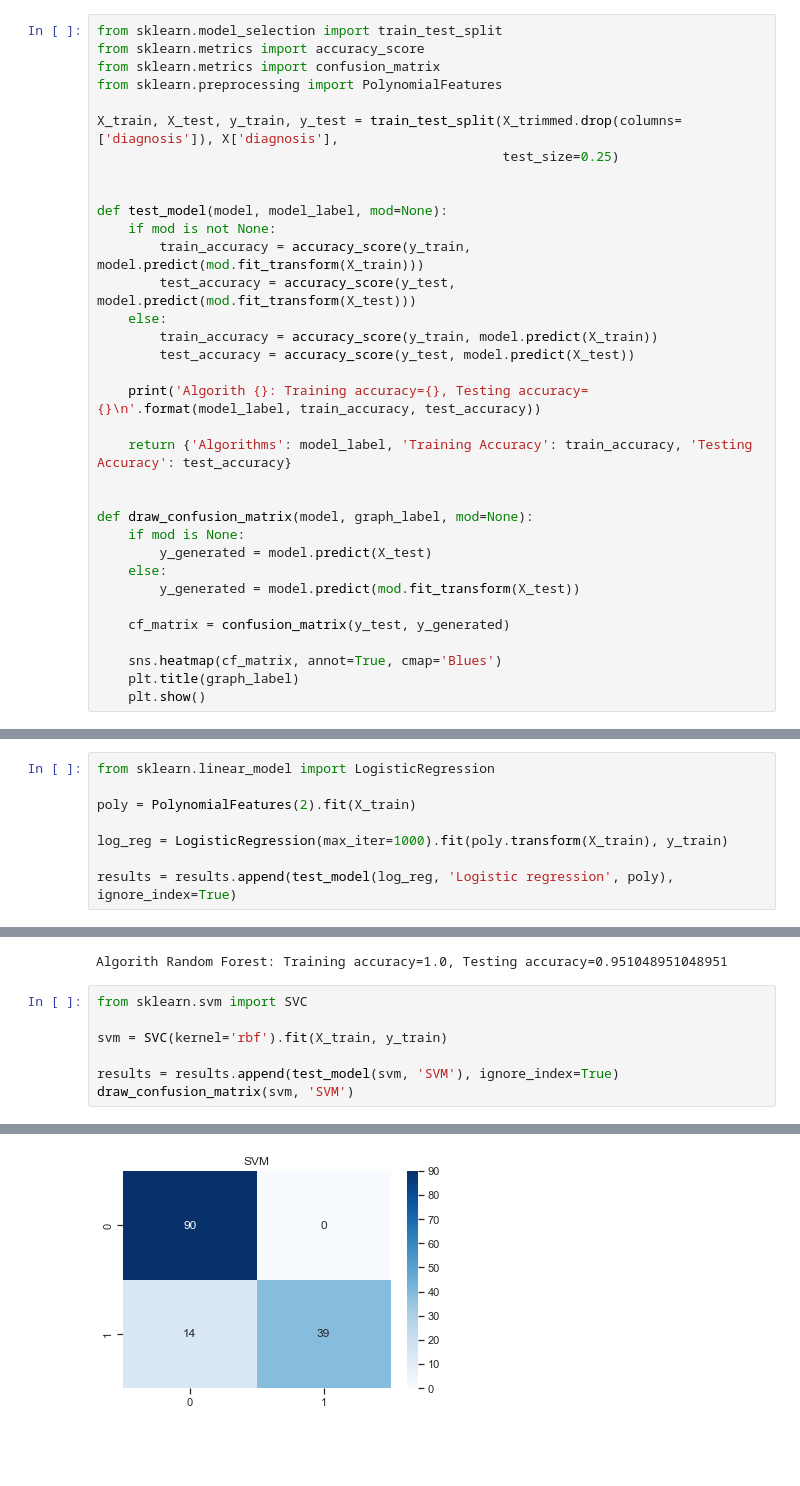
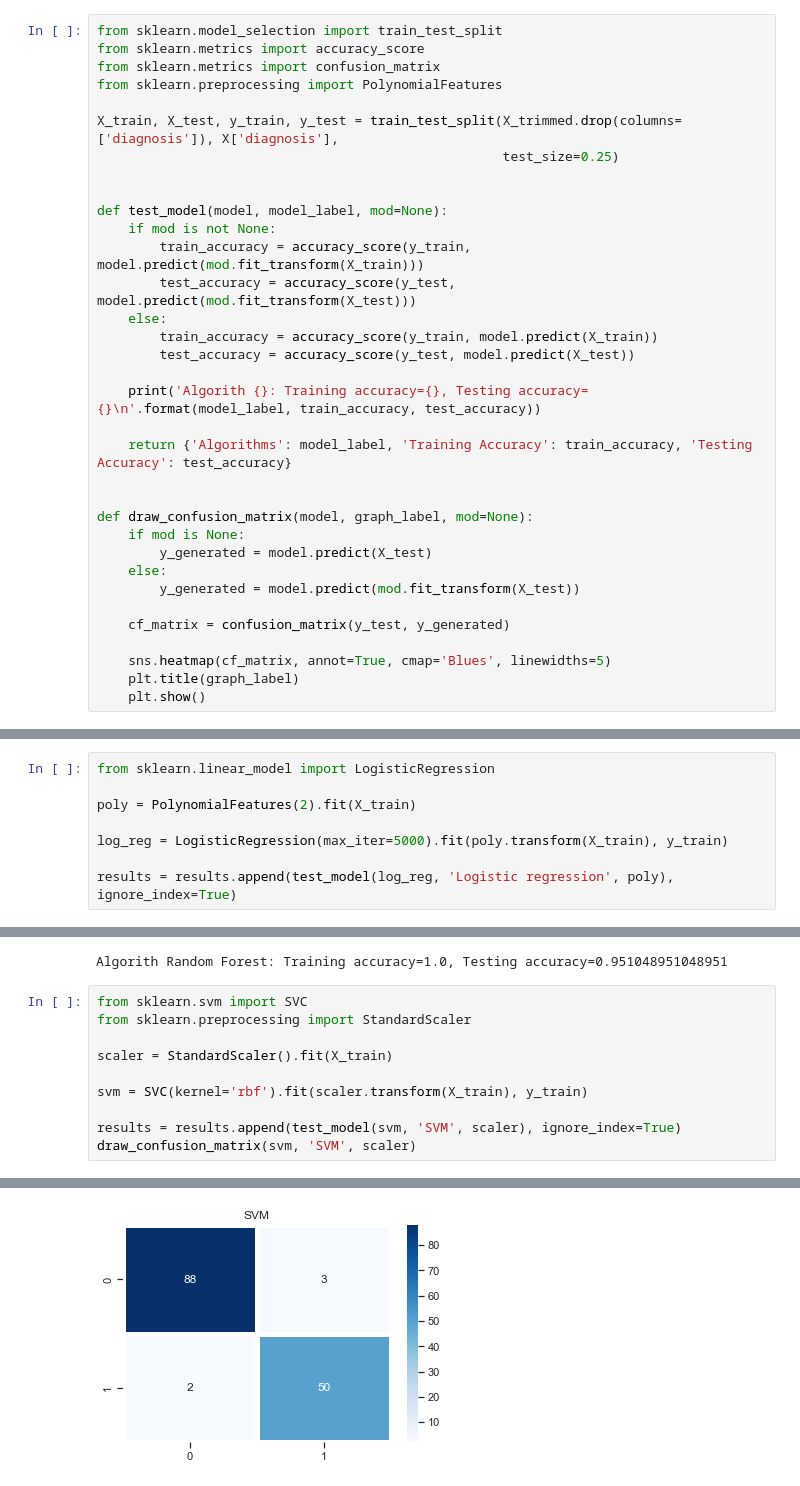
Before and after one commit to MCubek/DataScienceProject, a Jupyter notebook: breastCancerProject.ipynb, the cells around one changed output, grey strips where cells are left out. Cells and saved outputs as stored; diff of their text form; blank space fills up the shorter version.

Commit message:
Svm standardization added

```diff
--- a/breastCancerProject.ipynb
+++ b/breastCancerProject.ipynb
@@ -96,7 +96,7 @@ def draw_confusion_matrix(model, graph_label, mod=None):
 
     cf_matrix = confusion_matrix(y_test, y_generated)
 
-    sns.heatmap(cf_matrix, annot=True, cmap='Blues')
+    sns.heatmap(cf_matrix, annot=True, cmap='Blues', linewidths=5)
     plt.title(graph_label)
     plt.show()
 # %%
@@ -106,7 +106,7 @@ from sklearn.linear_model import LogisticRegression
 
 poly = PolynomialFeatures(2).fit(X_train)
 
-log_reg = LogisticRegression(max_iter=1000).fit(poly.transform(X_train), y_train)
+log_reg = LogisticRegression(max_iter=5000).fit(poly.transform(X_train), y_train)
 
 results = results.append(test_model(log_reg, 'Logistic regression', poly), ignore_index=True)
 # %% [output]
@@ -152,9 +152,12 @@ results = results.append(test_model(forest, 'Random Forest'), ignore_index=True)
 Algorith Random Forest: Training accuracy=1.0, Testing accuracy=0.951048951048951
 # %%
 from sklearn.svm import SVC
+from sklearn.preprocessing import StandardScaler
 
-svm = SVC(kernel='rbf').fit(X_train, y_train)
+scaler = StandardScaler().fit(X_train)
 
-results = results.append(test_model(svm, 'SVM'), ignore_index=True)
-draw_confusion_matrix(svm, 'SVM')
+svm = SVC(kernel='rbf').fit(scaler.transform(X_train), y_train)
+
+results = results.append(test_model(svm, 'SVM', scaler), ignore_index=True)
+draw_confusion_matrix(svm, 'SVM', scaler)
 # %% [output]
@@ -162,4 +165,4 @@ Algorith SVM: Training accuracy=0.9107981220657277, Testing accuracy=0.902097902
-[figure, old version]
+[figure, new version]
 # %%
 import xgboost as xgb
 
```
Also changed, not shown: parts of 7 cells of this notebook.
